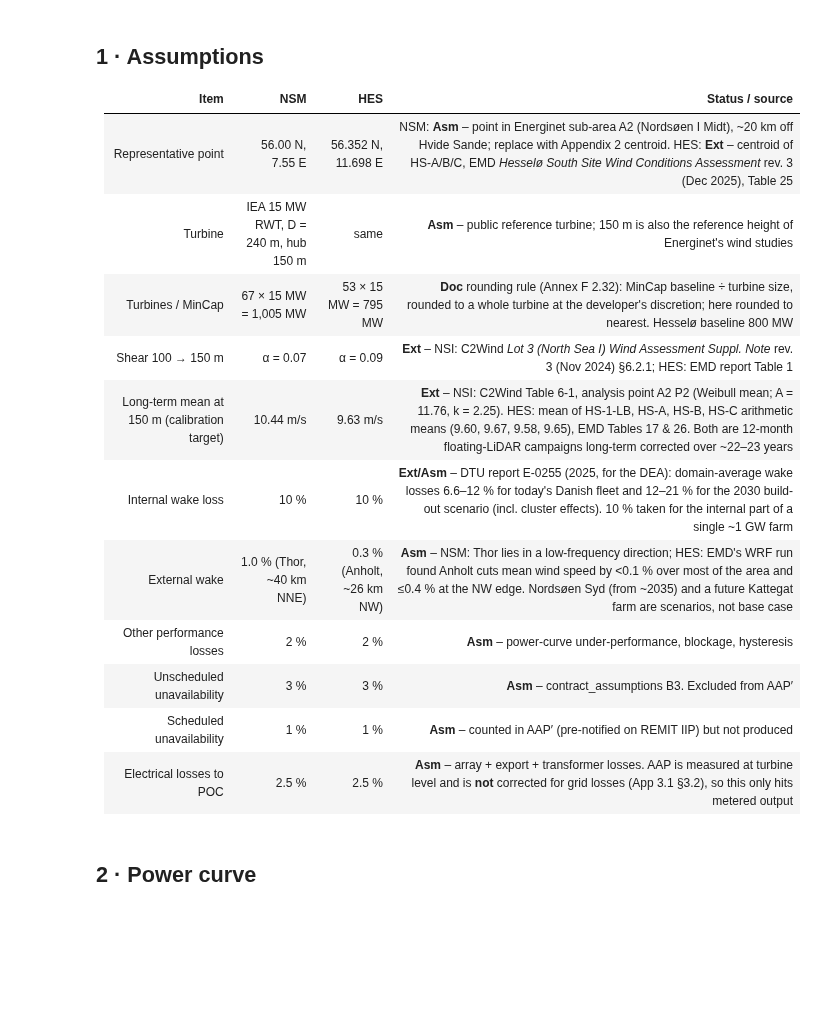
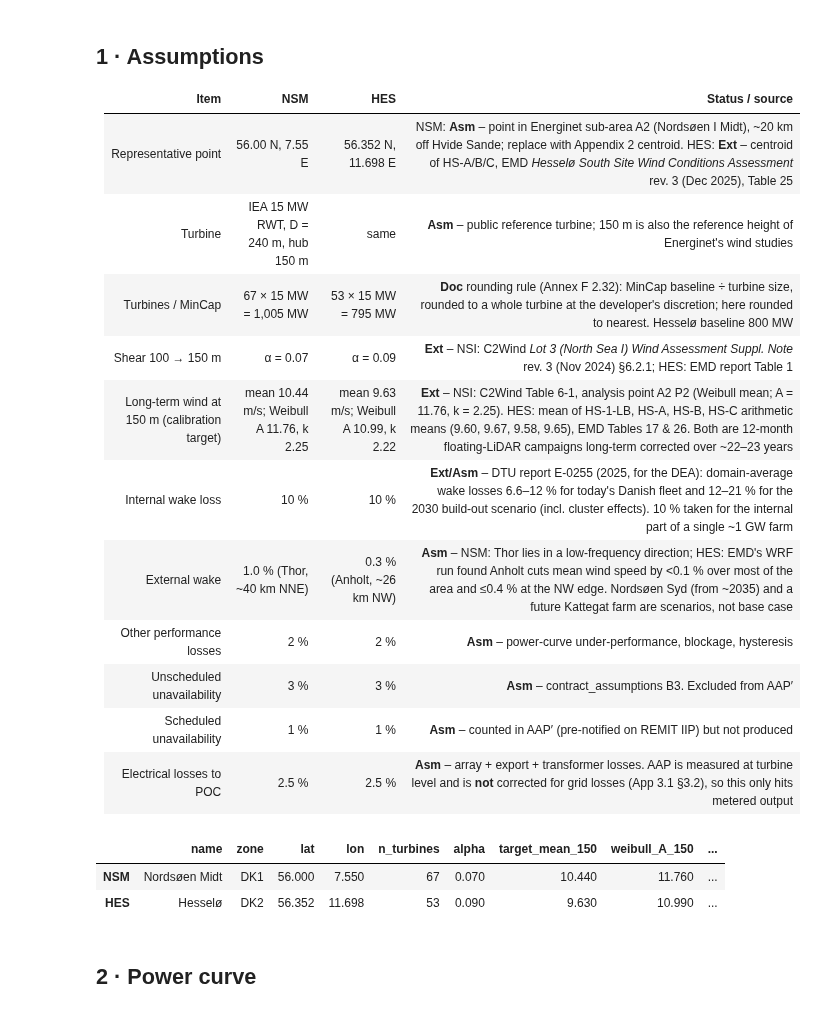
Before and after one commit to fergal567/danish-offshore-cfd-bid-model, a Jupyter notebook: step2/yield_model.ipynb, the cells around one changed output. Saved outputs shown, nothing was run; the diff lists cells and outputs as text; code cells hidden in the pictures; blank space fills up the shorter version.

```diff
--- a/step2/yield_model.ipynb
+++ b/step2/yield_model.ipynb
@@ -37,7 +38,7 @@ pd.set_option("display.float_format", lambda x: f"{x:,.3f}")
 | Turbine | IEA 15 MW RWT, D = 240 m, hub 150 m | same | **Asm** – public reference turbine; 150 m is also the reference height of Energinet's wind studies |
 | Turbines / MinCap | 67 × 15 MW = 1,005 MW | 53 × 15 MW = 795 MW | **Doc** rounding rule (Annex F 2.32): MinCap baseline ÷ turbine size, rounded to a whole turbine at the developer's discretion; here rounded to nearest. Hesselø baseline 800 MW |
 | Shear 100 → 150 m | α = 0.07 | α = 0.09 | **Ext** – NSI: C2Wind *Lot 3 (North Sea I) Wind Assessment Suppl. Note* rev. 3 (Nov 2024) §6.2.1; HES: EMD report Table 1 |
-| Long-term mean at 150 m (calibration target) | 10.44 m/s | 9.63 m/s | **Ext** – NSI: C2Wind Table 6-1, analysis point A2 P2 (Weibull mean; A = 11.76, k = 2.25). HES: mean of HS-1-LB, HS-A, HS-B, HS-C arithmetic means (9.60, 9.67, 9.58, 9.65), EMD Tables 17 & 26. Both are 12-month floating-LiDAR campaigns long-term corrected over ~22–23 years |
+| Long-term wind at 150 m (calibration target) | mean 10.44 m/s; Weibull A 11.76, k 2.25 | mean 9.63 m/s; Weibull A 10.99, k 2.22 | **Ext** – NSI: C2Wind Table 6-1, analysis point A2 P2 (Weibull mean; A = 11.76, k = 2.25). HES: mean of HS-1-LB, HS-A, HS-B, HS-C arithmetic means (9.60, 9.67, 9.58, 9.65), EMD Tables 17 & 26. Both are 12-month floating-LiDAR campaigns long-term corrected over ~22–23 years |
 | Internal wake loss | 10 % | 10 % | **Ext/Asm** – DTU report E-0255 (2025, for the DEA): domain-average wake losses 6.6–12 % for today's Danish fleet and 12–21 % for the 2030 build-out scenario (incl. cluster effects). 10 % taken for the internal part of a single ~1 GW farm |
 | External wake | 1.0 % (Thor, ~40 km NNE) | 0.3 % (Anholt, ~26 km NW) | **Asm** – NSM: Thor lies in a low-frequency direction; HES: EMD's WRF run found Anholt cuts mean wind speed by <0.1 % over most of the area and ≤0.4 % at the NW edge. Nordsøen Syd (from ~2035) and a future Kattegat farm are scenarios, not base case |
 | Other performance losses | 2 % | 2 % | **Asm** – power-curve under-performance, blockage, hysteresis |
@@ -47,31 +48,37 @@ pd.set_option("display.float_format", lambda x: f"{x:,.3f}")
 # %%
 CFG = {
     "turbine": {"name": "IEA 15 MW RWT", "rated_MW": 15.0, "rotor_m": 240, "hub_m": 150,
                 "cut_out_ms": 25.0, "curve_file": "IEA_Reference_15MW_240.csv"},
     "sites": {
         "NSM": {"name": "Nordsøen Midt", "zone": "DK1", "lat": 56.00, "lon": 7.55,
                 "n_turbines": 67, "alpha": 0.07, "target_mean_150": 10.44,
+                "weibull_A_150": 11.76, "weibull_k_150": 2.25,
                 "wake_internal": 0.10, "wake_external": 0.010},
         "HES": {"name": "Hesselø", "zone": "DK2", "lat": 56.352, "lon": 11.698,
                 "n_turbines": 53, "alpha": 0.09, "target_mean_150": 9.63,
+                "weibull_A_150": 10.99, "weibull_k_150": 2.22,
                 "wake_internal": 0.10, "wake_external": 0.003},
     },
     "losses": {"other_performance": 0.02, "unscheduled_unavail": 0.03,
                "scheduled_unavail": 0.01, "electrical": 0.025},
     "options": {
         "shear_method": "site_alpha",   # "site_alpha" (constant, Energinet) or "era5_alpha" (hourly 10→100 m)
-        "calibrate": True,              # scale ERA5 so the long-term mean matches Energinet's LiDAR-based value
+        "calibrate": "weibull_qm",      # "weibull_qm": map ERA5 onto Energinet's Weibull (A, k); "mean": scale to mean only; None: raw ERA5
         "density_correction": False,    # IEC-style wind-speed adjustment (rho/1.225)^(1/3)
         "wake_shape": "ct_weighted",    # "flat" or "ct_weighted" (bigger losses where thrust is high)
     },
     "dea_check": {"NSM_GWh_per_yr_per_GW": 4479,
                   "NSM_monthly_GWh": [473, 424, 437, 290, 321, 399, 323, 389, 495, 330, 233, 366],
                   "NSS_monthly_GWh": [537, 430, 454, 291, 270, 277, 267, 323, 342, 461, 463, 369],
                   "source": "DEA Step-by-Step Guide Table 1.5 (NSM); Appendix 3 Table 1 (NSS)"},
 }
 for s in CFG["sites"].values():
     s["mincap_MW"] = s["n_turbines"] * CFG["turbine"]["rated_MW"]
 pd.DataFrame(CFG["sites"]).T
+# %% [output]
+|  | name | zone | lat | lon | n_turbines | alpha | target_mean_150 | weibull_A_150 | ... |
+| NSM | Nordsøen Midt | DK1 | 56.000 | 7.550 | 67 | 0.070 | 10.440 | 11.760 | ... |
+| HES | Hesselø | DK2 | 56.352 | 11.698 | 53 | 0.090 | 9.630 | 10.990 | ... |
 # %% [markdown]
 ## 2 · Power curve
 # %%
```
Also changed, not shown: parts of 12 cells of this notebook, 7 other files.
